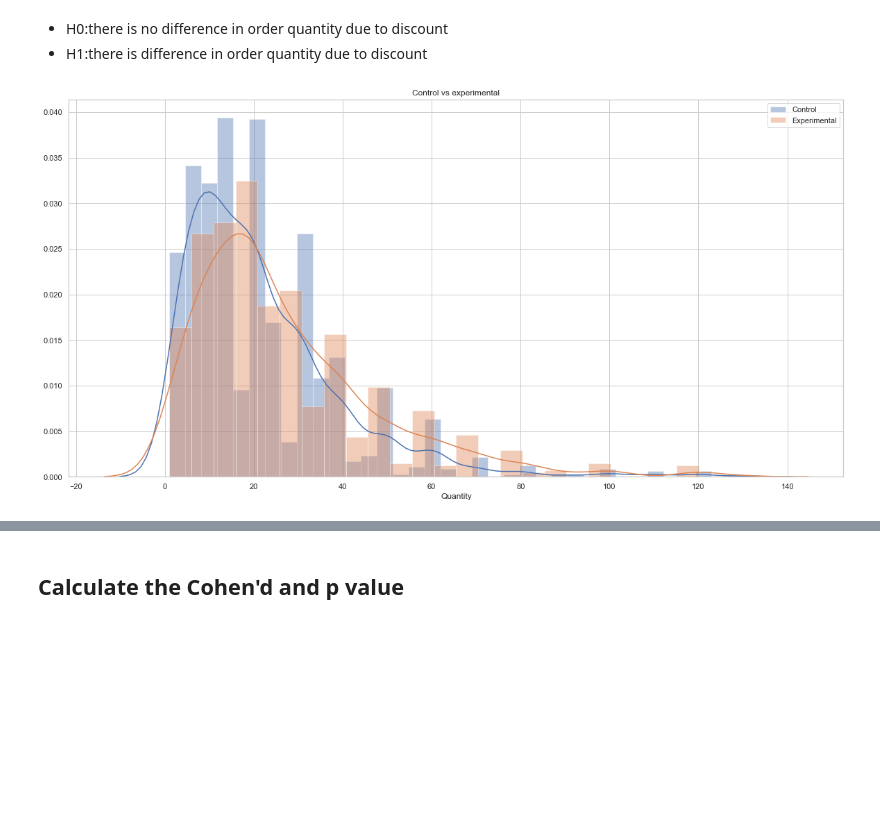
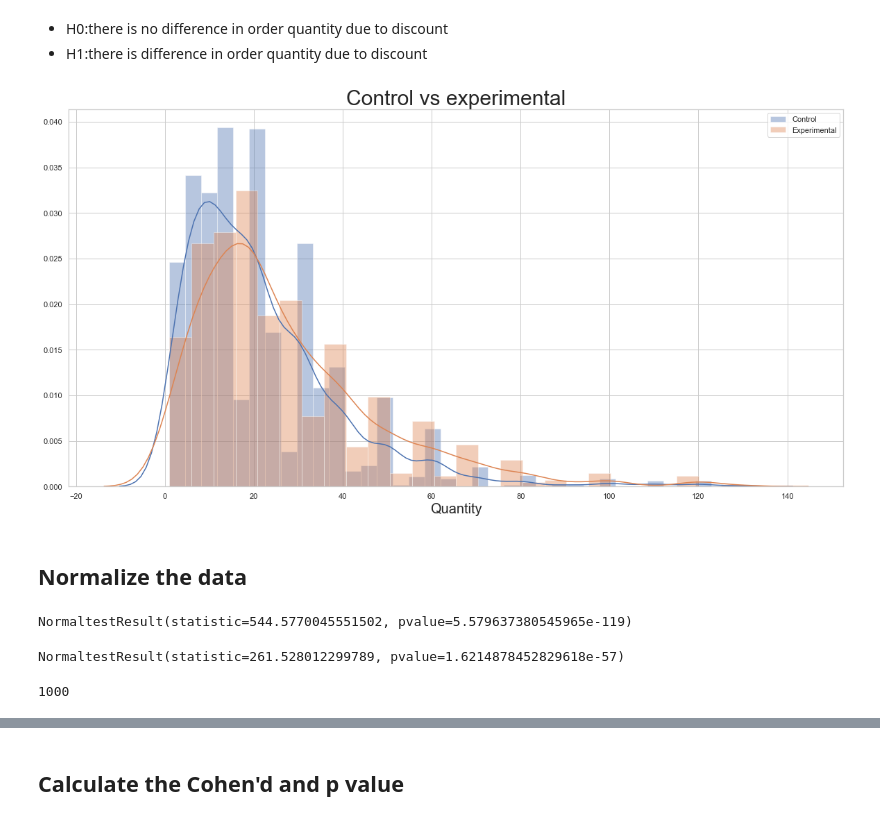
Before and after one commit to shuyu-wu/mod_3, a Jupyter notebook: Northwind.ipynb, the cells around one changed output, grey strips where cells are left out. Cells and saved outputs as stored; diff of their text form; code cells hidden in the pictures; blank space fills up the shorter version.

```diff
--- a/Northwind.ipynb
+++ b/Northwind.ipynb
@@ -161,12 +160,22 @@ def Cohen_d(group1, group2):
 # %%
 control = OrderDetail_df[OrderDetail_df['Discount']==0]['Quantity']
 experimental = OrderDetail_df[OrderDetail_df['Discount']!=0]['Quantity']
 plt.figure(figsize=(20, 10))
 sns.distplot(control, label='Control')
 sns.set_color_codes("muted")
 sns.distplot(experimental, label='Experimental' )
-plt.title('Control vs experimental')
-plt.xlabel('Quantity')
+plt.title('Control vs experimental',fontsize=30)
+plt.xlabel('Quantity',fontsize=20)
 plt.legend();
 # %% [output]
-[figure, old version]
+[figure, new version]
+# %% [markdown]
+## Normalize the data
+# %%
+scipy.stats.normaltest(control)
+# %% [output]
+NormaltestResult(statistic=544.5770045551502, pvalue=5.579637380545965e-119)
+# %%
+scipy.stats.normaltest(experimental)
+# %% [output]
+NormaltestResult(statistic=261.528012299789, pvalue=1.6214878452829618e-57)
@@ -172,0 +200,4 @@ plt.legend();
+# %%
+len(control_sample)
+# %% [output]
+1000
```
Also changed, not shown: parts of 100 cells of this notebook.
